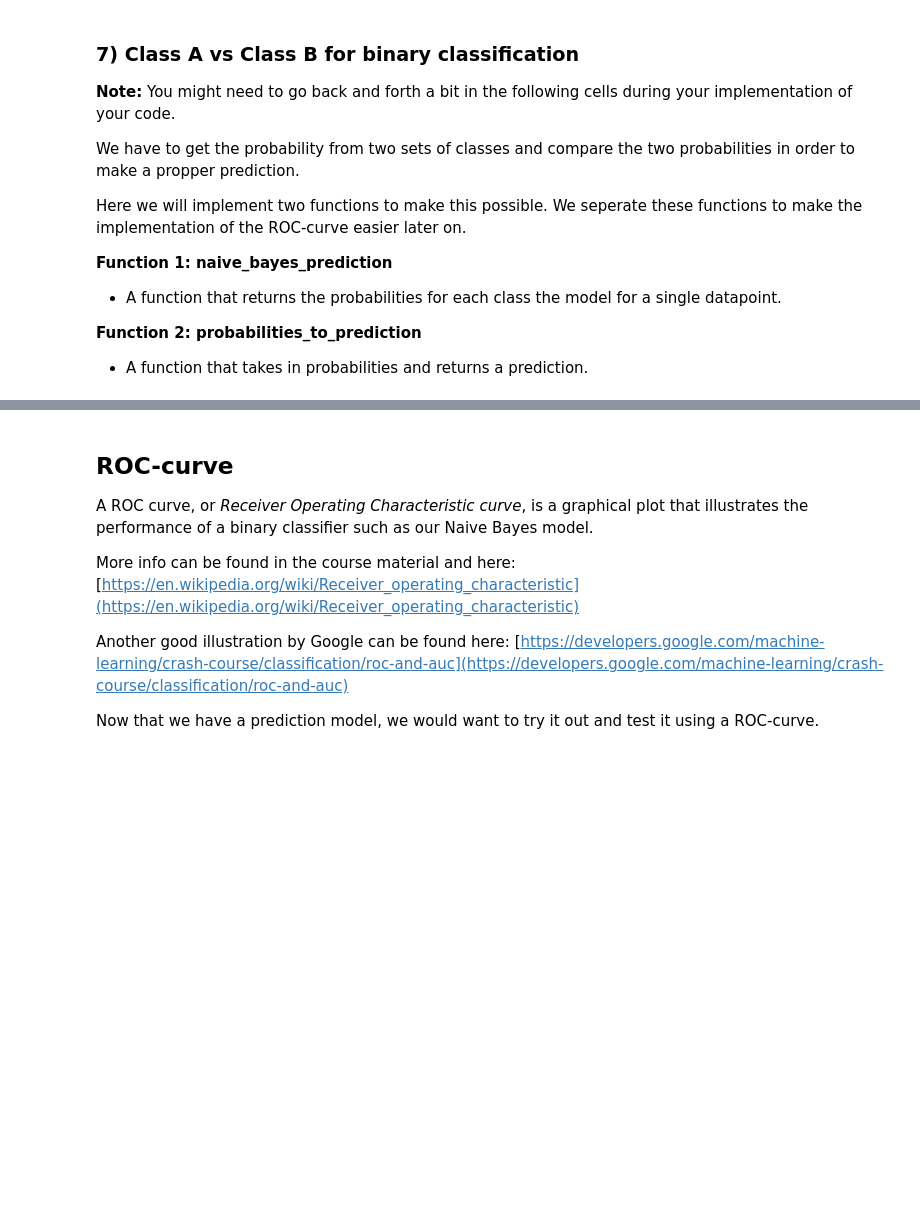
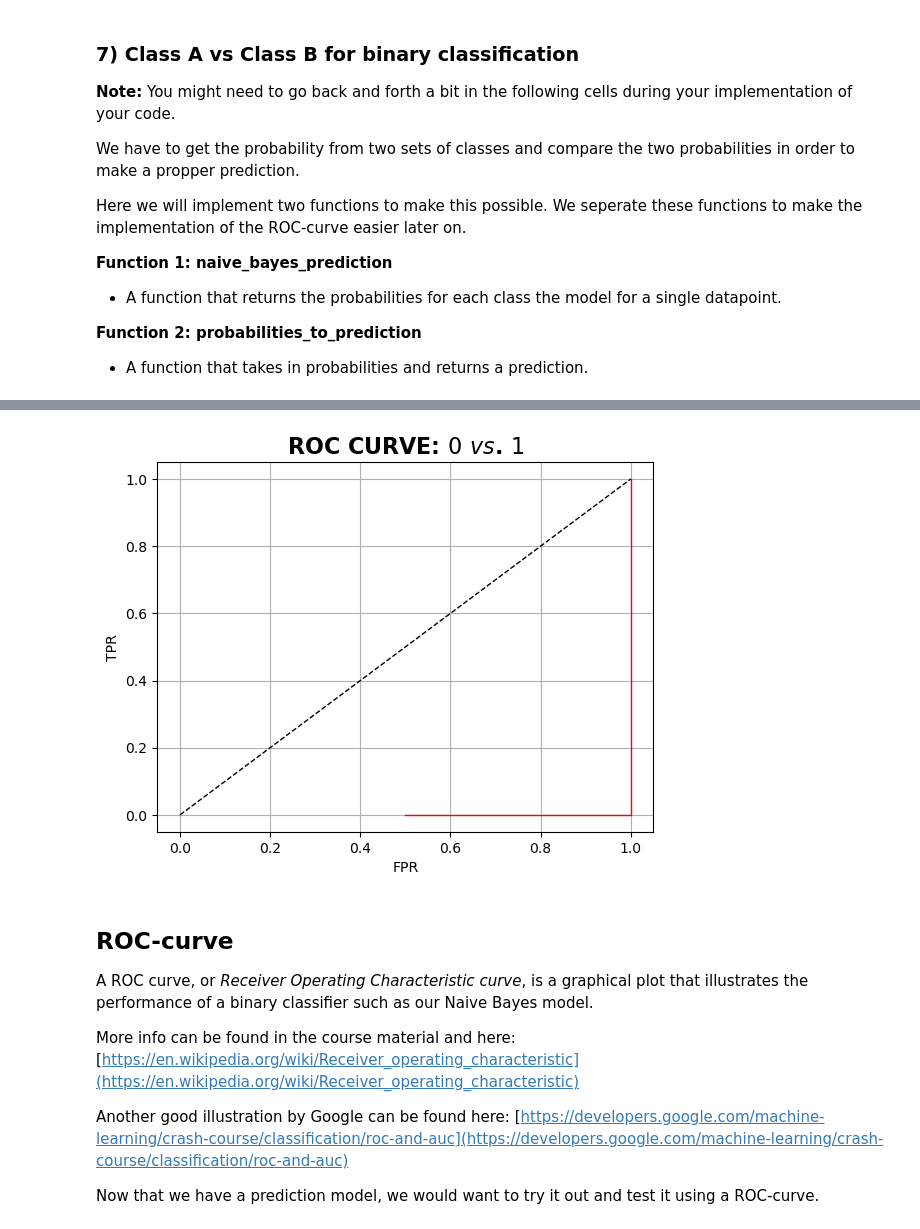
Before and after one commit to mosmar99/Naive-Bayes, a Jupyter notebook: ML-Assignment 1 - Mahmut.ipynb, the cells around one changed output, grey strips where cells are left out. Cells and saved outputs as stored; diff of their text form; code cells hidden in the pictures; blank space fills up the shorter version.

```diff
--- a/ML-Assignment 1 - Mahmut.ipynb
+++ b/ML-Assignment 1 - Mahmut.ipynb
@@ -272,19 +272,22 @@ Here we will implement two functions to make this possible. We seperate these fu
 
 **Function 2: probabilities_to_prediction**
 * A function that takes in probabilities and returns a prediction.
+# %%
+def probabilities_to_prediction(likelihoods):
+    return np.argmax(likelihoods), likelihoods[0]
 # %%
 def naive_bayes_prediction(feature_stats, data_point):
 
     # TODO: Implement the rest of this function. Make use of previous functions that you have implemented.
     # NOTE: Multiplying by P(Y) does not change the answer since each class has P(Y) = 1/3
-    prediction_probabilities = []
+    prediction_likelihoods = []
     for feature_set in feature_stats:
         means, stddevs, prior = feature_set
-        prediction_probabilities.append(np.prod(gaussian_probability_density_function(data_point, means, stddevs)) * prior)
+        prediction_likelihoods.append(np.prod(gaussian_probability_density_function(data_point, means, stddevs)) * prior)
+
+    # Normalize to get probabilities for each class
+    epsilon = 1e-10
+    probabilities = [max(likelihood / sum(prediction_likelihoods), epsilon) for likelihood in prediction_likelihoods]
 
     # Note: We need to compare the probabilities at some point between the classes we test on, the predicted class should be the class with the highest probability.
-    return prediction_probabilities
+    return probabilities
-# %%
-def probabilities_to_prediction(probabilities):
-    # TODO: Implement prediction of the class with the highest probability
-    return np.argmax(probabilities)
@@ -362,0 +331,67 @@ Accuracy 96.66666666666667
+# %%
+def predict_0_vs_1(data):
+    class_predictions = []
+    prob_of_class_predictions = []
+    class_actual_labels = []
+    feature_stats = []
+
+    train, test = train_test_split(data)
+    test_class_splits = class_split(test)
+    train_class_splits = class_split(train)
+
+    # calculate feature stats
+    for y in np.array([0,1]):
+        train_class_split = train_class_splits[y]
+        train_features, train_target =  train_class_split
+        means, stddevs = calculate_feature_statistics(train_features)
+        prior = calculate_prior(train_target, train)
+        feature_stats.append((means, stddevs, prior))
+
+    # input: feature stats and a training data
+    # output: naive-bayes accuracy
+    for y in np.array([0,1]):
+        test_class_split = test_class_splits[y]
+        test_features, test_target =  test_class_split
+        class_actual_labels.extend(test_target)
+        for x in test_features:
+            probabilities = naive_bayes_prediction(feature_stats, x)
+            predicted_test_class, prob_of_class_prediction = probabilities_to_prediction(probabilities)
+            class_predictions.append(predicted_test_class)
+            prob_of_class_predictions.append(prob_of_class_prediction)
+
+    # accuracy
+    class_actual_labels = np.array(class_actual_labels).astype(np.float64)
+    class_predictions = np.array(class_predictions).astype(np.float64)
+    print('Accuracy', np.mean(class_actual_labels == class_predictions) * 100)
+    return class_actual_labels, prob_of_class_predictions
+
+class_actual_labels, prob_of_class_predictions = predict_0_vs_1(data)
+
+
+def roc_curve_0_vs_1(class_actual_labels, prob_of_class_predictions):
+    step_size = 0.01
+    cs = np.arange(0, 1 + step_size, step=step_size)
+
+    TPR_01, FPR_01 = [], []
+
+    for c in cs:
+        y_pred_01 = (prob_of_class_predictions >= c).astype(int)
+        TP_01 = np.sum((class_actual_labels == 1) & (y_pred_01 == 1))
+        FP_01 = np.sum((class_actual_labels == 0) & (y_pred_01 == 1))
+        TN_01 = np.sum((class_actual_labels == 0) & (y_pred_01 == 0))
+        FN_01 = np.sum((class_actual_labels == 1) & (y_pred_01 == 0))
+        TPR_01.append(TP_01 / (TP_01 + FN_01))
+        FPR_01.append(FP_01 / (FP_01 + TN_01))
+
+    print(TPR_01)
+    print(FPR_01)
+
+    plt.plot(cs, cs, color='k', ls='--', lw='1')
+    plt.plot(FPR_01, TPR_01, color='r', ls='-', lw='1')
+    plt.xlabel('FPR')
+    plt.ylabel('TPR')
+    plt.title(r"ROC CURVE: $0$ $vs$. $1$", fontsize=16, fontweight='bold')
+    plt.grid(True)
+
+roc_curve_0_vs_1(class_actual_labels, prob_of_class_predictions)
+# %% [output]
@@ -363,3 +401,4 @@ Accuracy 96.66666666666667
+[figure, added]
 # %% [markdown]
 ## ROC-curve
 
```
Also changed, not shown: parts of 14 cells of this notebook.
